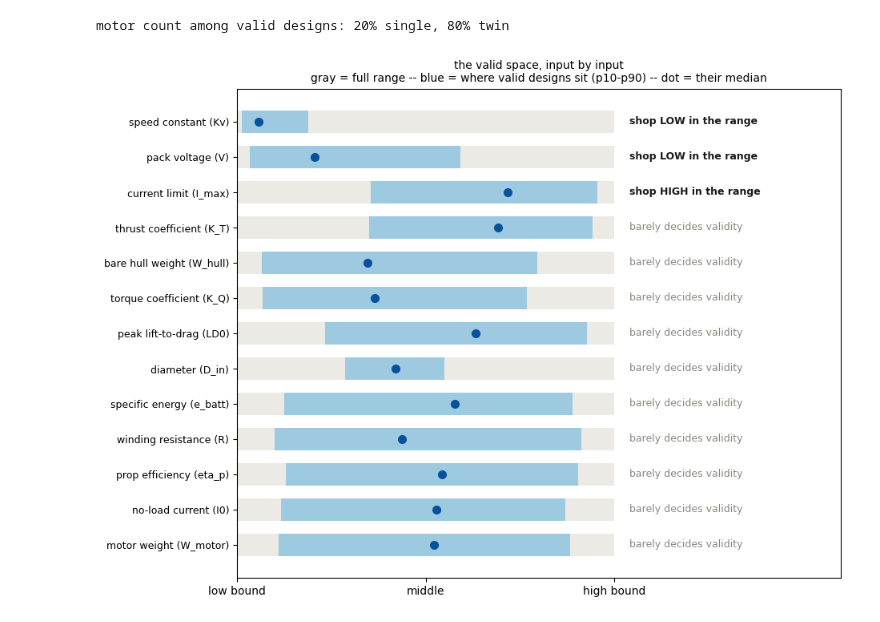
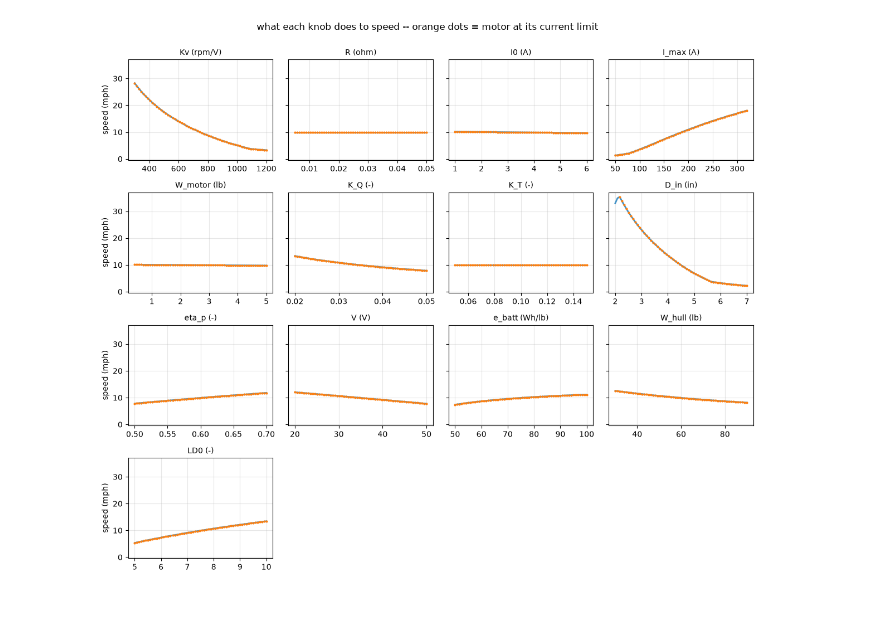
Before and after one commit to MarMar888/haav-modeling, a Jupyter notebook: prop_motor_battery/willmarley.ipynb, the cells around one changed output. Drawn from its saved outputs; the diff is of its cells as text; code cells hidden in the pictures.

```diff
--- a/prop_motor_battery/willmarley.ipynb
+++ b/prop_motor_battery/willmarley.ipynb
@@ -305,0 +167,19 @@ for the real reason.
+# %%
+# Volts needed vs the rpm the prop load allows, at the full I_max
+rpm_axis = np.linspace(0, 8000, 100)
+winding_loss = Imax_mid * R_mid
+
+fig, ax = plt.subplots(figsize=(7.5, 3.6))
+for Kv, color in zip(lo_mid_hi(MOTOR_BOUNDS, "Kv"), SEQ):
+    V_need = rpm_axis / Kv + winding_loss
+    ax.plot(rpm_axis, V_need, color=color, lw=2)
+    label_end(ax, rpm_axis[-1], V_need[-1], f"Kv {Kv:g}", color)
+ax.annotate(f"flat start = the winding loss: {Imax_mid:g} A x {R_mid:g} ohm = {winding_loss:.1f} V",
+            (rpm_axis[2], winding_loss), xytext=(6, -14), textcoords="offset points",
+            fontsize=9, color="#555555")
+ax.set_xlabel("rpm the propeller load lets you spin at")
+ax.set_ylabel("volts actually needed")
+ax.set_title(f"V_needed = rpm/Kv + I·R, drawn at the full {Imax_mid:g} A", fontsize=10)
+ax.grid(alpha=0.3); ax.set_xlim(0, rpm_axis[-1]); ax.set_ylim(bottom=0)
+ax.margins(x=0.15)
+plt.tight_layout(); plt.show()
@@ -713,39 +646,25 @@ all 6 at once -> the VALID space: 0.8% of samples (154 designs)
 # %%
-# where the valid designs sit inside each input's range -- the shopping directions
-if not valid.any():
-    print("no valid designs: loosen REQS/SANITY or widen the input ranges, then re-run")
-else:
-    two = samples["n_motors"][valid] > 1.5
-    print(f"motor count among valid designs: {1 - two.mean():.0%} single, {two.mean():.0%} twin")
-    rows = []
-    for k in BOUNDS:
-        if k == "n_motors":
-            continue
-        lo, hi = BOUNDS[k]
-        p = (samples[k][valid] - lo) / (hi - lo)
-        q10, q50, q90 = np.percentile(p, [10, 50, 90])
-        rows.append((k, q10, q50, q90, q50 - 0.5))
-    rows.sort(key=lambda r: abs(r[4]), reverse=True)
+# One panel per input: sweep it across its range with everything else at mid-range (one motor)
+SWEEP_KEYS = [k for k in BOUNDS if k != "n_motors"]
 
-    fig, ax = plt.subplots(figsize=(9.5, 7))
-    for i, (k, q10, q50, q90, shift) in enumerate(rows):
-        y = len(rows) - 1 - i
-        ax.barh(y, 1.0, left=0, height=0.62, color="#eceae5", zorder=1)
-        ax.barh(y, q90 - q10, left=q10, height=0.62, color="#9ecae1", zorder=2)
-        ax.plot(q50, y, "o", color="#08519c", ms=7, zorder=3)
-        if abs(shift) >= 0.2:
-            note = "shop HIGH in the range" if shift > 0 else "shop LOW in the range"
-            ax.text(1.04, y, note, va="center", fontsize=9, color="#1a1a19", fontweight="bold")
-        else:
-            ax.text(1.04, y, "barely decides validity", va="center", fontsize=9, color="#8a887f")
-    ax.set_yticks([len(rows) - 1 - i for i in range(len(rows))])
-    ax.set_yticklabels([f"{LABELS[k]} ({k})" for k, *_ in rows], fontsize=9)
-    ax.set_xlim(0, 1.6); ax.set_xticks([0, 0.5, 1.0])
-    ax.set_xticklabels(["low bound", "middle", "high bound"])
-    ax.set_title("the valid space, input by input\ngray = full range -- blue = where valid designs sit (p10-p90) -- dot = their median",
-                 fontsize=10)
-    plt.tight_layout(); plt.show()
+fig, axes = plt.subplots(4, 4, figsize=(12, 10), sharey=True)
+for key, ax in zip(SWEEP_KEYS, axes.flat):
+    lo, hi = BOUNDS[key]
+    xs = np.linspace(lo, hi, 60)
+    results = [solve(**{key: x}) for x in xs]
+    speeds = np.array([r["mph"] for r in results])
+    at_limit = np.array([r["limited"] for r in results])
+    ax.plot(xs, speeds, color=MID_BLUE, lw=2)
+    if at_limit.any():
+        ax.plot(xs[at_limit], speeds[at_limit], ".", color="tab:orange", ms=4)
+    ax.set_title(f"{key} ({UNITS[key]})", fontsize=10)
+    ax.grid(alpha=0.3)
+for ax in axes.flat[len(SWEEP_KEYS):]:
+    ax.axis("off")
+for ax in axes[:, 0]:
+    ax.set_ylabel("speed (mph)")
+fig.suptitle("what each knob does to speed -- orange dots = motor at its current limit", y=1.0)
+plt.tight_layout(); plt.show()
 # %% [output]
-motor count among valid designs: 20% single, 80% twin
-[figure, old version]
+[figure, new version]
 # %%
```
Also changed, not shown: parts of 48 cells of this notebook, 3 other files.
